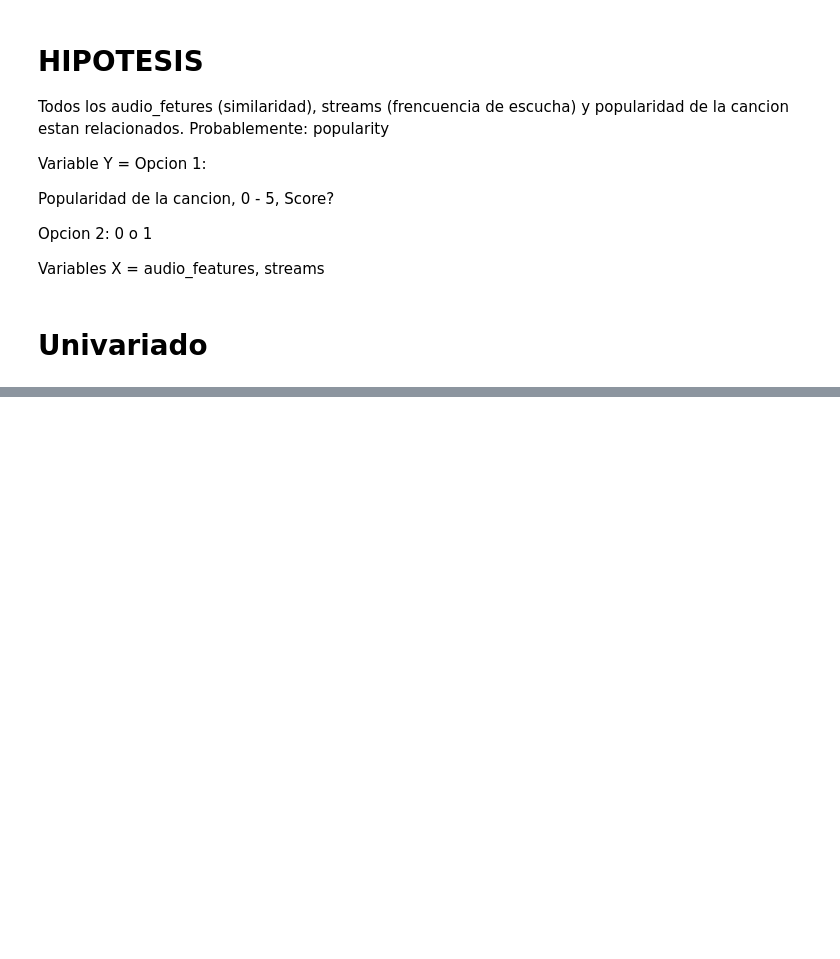
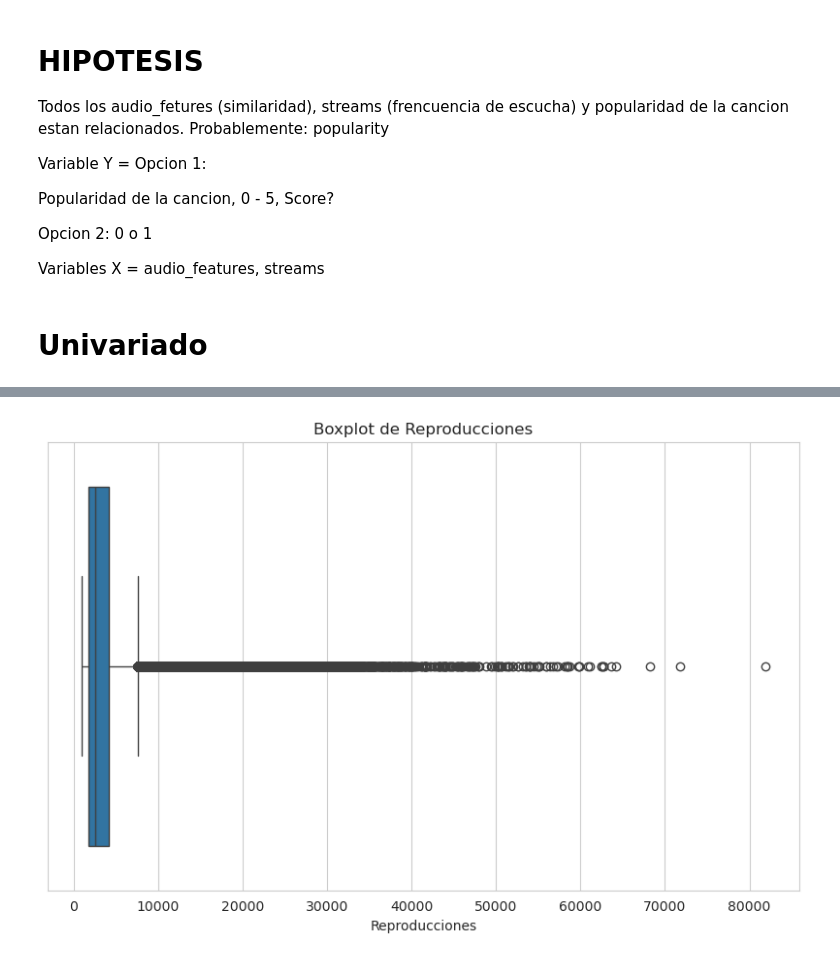
Before and after one commit to azambrana/proyecto-final-spotify, a Jupyter notebook: notebooks/AED.ipynb, the cells around one changed output, grey strips where cells are left out. Drawn from its saved outputs; the diff is of its cells as text; code cells hidden in the pictures; blank space fills up the shorter version.

```diff
--- a/notebooks/AED.ipynb
+++ b/notebooks/AED.ipynb
@@ -226,0 +392,9 @@ plt.show()
+# %%
+# Boxplot para la variable 'streams'
+plt.figure(figsize=(10, 6))
+sns.boxplot(x=data['streams'])
+plt.title('Boxplot de Reproducciones')
+plt.xlabel('Reproducciones')
+plt.show()
+# %% [output]
+[figure, added]
```
Also changed, not shown: parts of 40 cells of this notebook.
